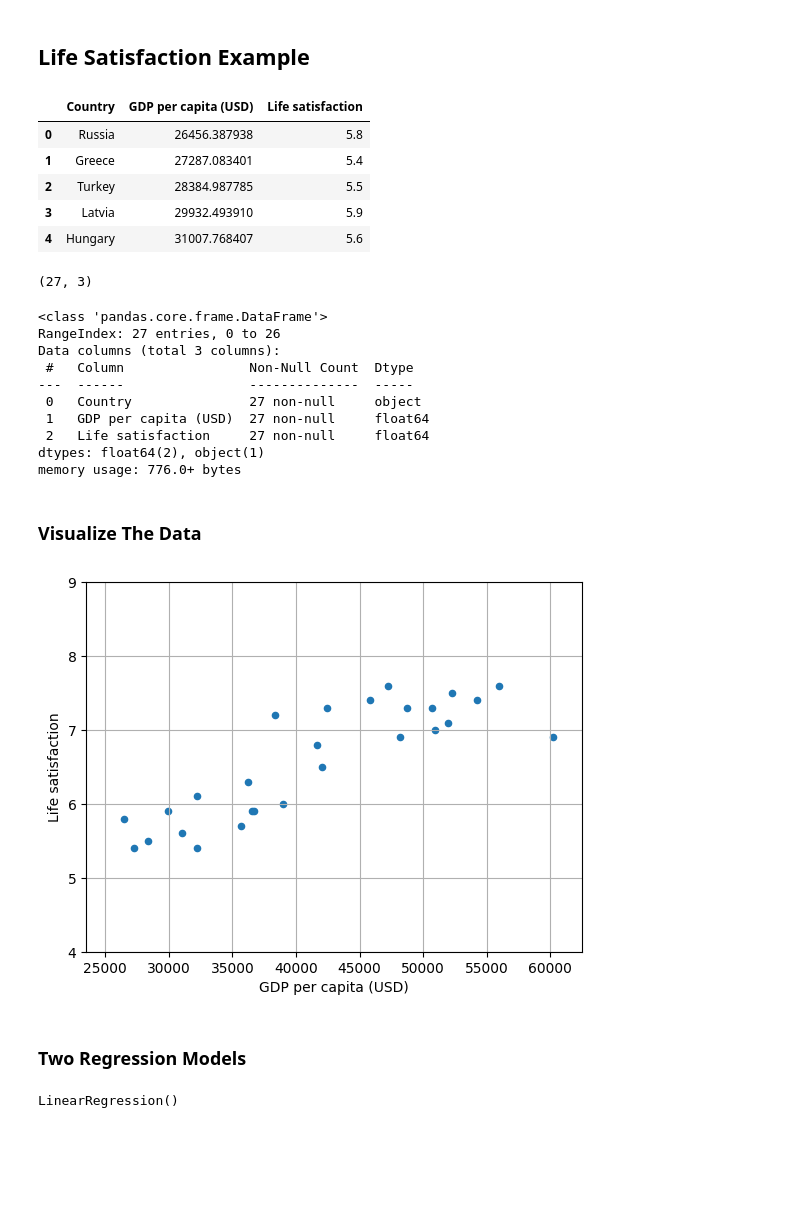
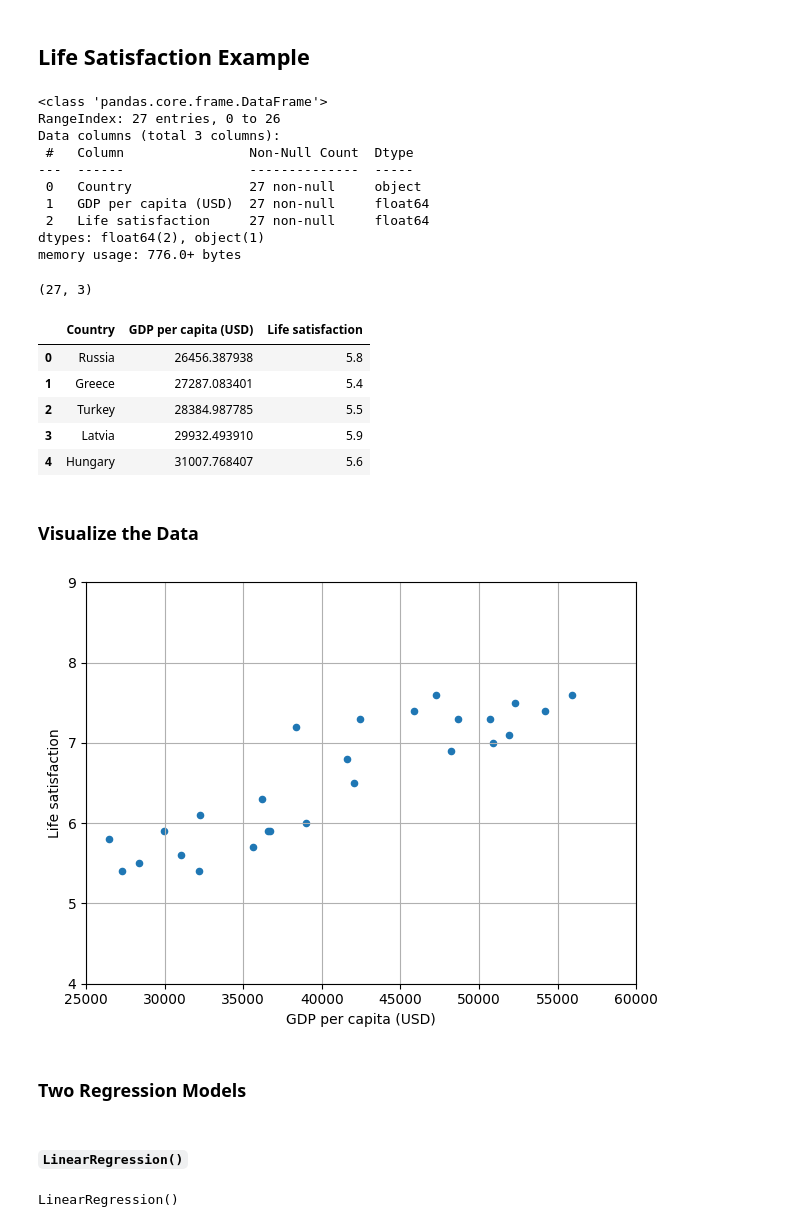
Before and after one commit to PaulToronto/Hands-on-Maching-Learning-Book, a Jupyter notebook: 1_The_Machine_Learning_Landscape.ipynb, the cells around one changed output. Saved outputs shown, nothing was run; the diff lists cells and outputs as text; code cells hidden in the pictures; blank space fills up the shorter version.

```diff
--- a/1_The_Machine_Learning_Landscape.ipynb
+++ b/1_The_Machine_Learning_Landscape.ipynb
@@ -25,44 +29,49 @@ Tom Mitchell, 1997
 ## Life Satisfaction Example
 # %%
 lifesat_data = 'https://raw.githubusercontent.com/ageron/data/main/lifesat/lifesat.csv'
+
 lifesat = pd.read_csv(lifesat_data)
-lifesat.head()
+lifesat.info()
 # %% [output]
-|  | Country | GDP per capita (USD) | Life satisfaction |
-| 0 | Russia | 26456.387938 | 5.8 |
-| 1 | Greece | 27287.083401 | 5.4 |
-| 2 | Turkey | 28384.987785 | 5.5 |
-| 3 | Latvia | 29932.493910 | 5.9 |
-| 4 | Hungary | 31007.768407 | 5.6 |
+<class 'pandas.core.frame.DataFrame'>
+RangeIndex: 27 entries, 0 to 26
+Data columns (total 3 columns):
+ #   Column                Non-Null Count  Dtype
+---  ------                --------------  -----
+ 0   Country               27 non-null     object
+ 1   GDP per capita (USD)  27 non-null     float64
+ 2   Life satisfaction     27 non-null     float64
+dtypes: float64(2), object(1)
+memory usage: 776.0+ bytes
 # %%
 lifesat.shape
 # %% [output]
 (27, 3)
 # %%
-lifesat.info()
+lifesat.head()
 # %% [output]
-<class 'pandas.core.frame.DataFrame'>
-RangeIndex: 27 entries, 0 to 26
-Data columns (total 3 columns):
- #   Column                Non-Null Count  Dtype
----  ------                --------------  -----
- 0   Country               27 non-null     object
- 1   GDP per capita (USD)  27 non-null     float64
- 2   Life satisfaction     27 non-null     float64
-dtypes: float64(2), object(1)
-memory usage: 776.0+ bytes
+|  | Country | GDP per capita (USD) | Life satisfaction |
+| 0 | Russia | 26456.387938 | 5.8 |
+| 1 | Greece | 27287.083401 | 5.4 |
+| 2 | Turkey | 28384.987785 | 5.5 |
+| 3 | Latvia | 29932.493910 | 5.9 |
+| 4 | Hungary | 31007.768407 | 5.6 |
 # %% [markdown]
-### Visualize The Data
+### Visualize the Data
 # %%
 lifesat.plot(kind='scatter',
-             grid=True,
              x='GDP per capita (USD)',
-             y='Life satisfaction')
-plt.axis([23_500, 62_500, 4, 9]);
+             y='Life satisfaction',
+             grid=True)
+plt.axis([25_000, 60_000, 4, 9])
+plt.tight_layout()
+plt.show()
 # %% [output]
-[figure, old version]
+[figure, new version]
 # %% [markdown]
 ### Two Regression Models
+# %% [markdown]
+#### `LinearRegression()`
 # %%
 X = lifesat[['GDP per capita (USD)']]
 y = lifesat['Life satisfaction']
```
Also changed, not shown: parts of 17 cells of this notebook.
